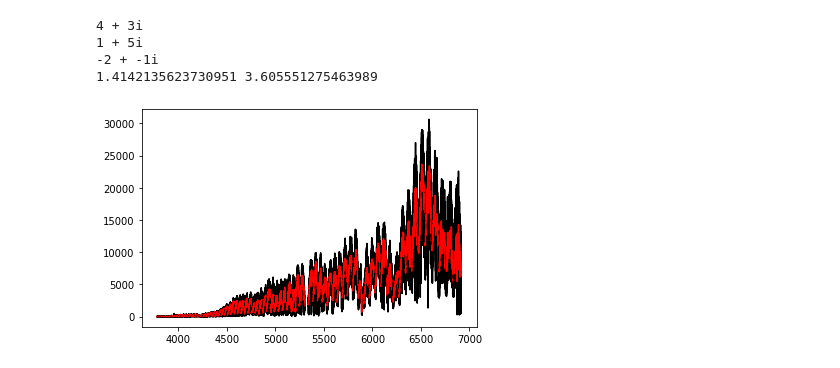
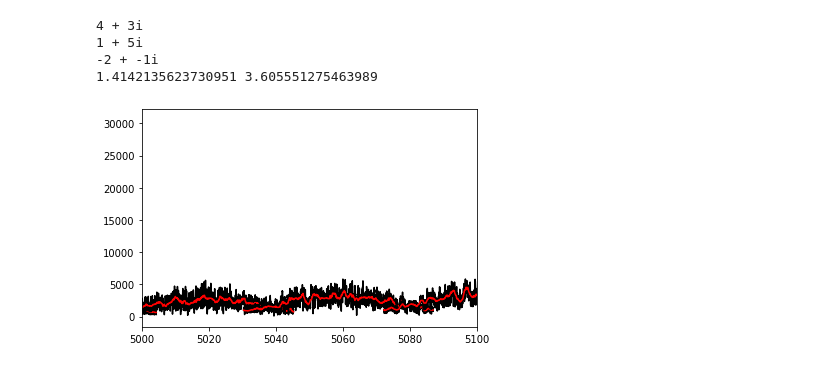
Before and after one commit to iastro-pt/IAPythonCourses, a Jupyter notebook: Class_1/Class1_solutions.ipynb, the cells around one changed output. Saved outputs shown, nothing was run; the diff lists cells and outputs as text; code cells hidden in the pictures.

```diff
--- a/Class_1/Class1_solutions.ipynb
+++ b/Class_1/Class1_solutions.ipynb
@@ -221,31 +221,32 @@ def median_filter(y_data, filter_size):
         raise ValueError("Filter size should be odd")
     output = []
     data_size = len(y_data)
 
     initial_leftmost_edge = -int(filter_size/2)
 
     # start_index is the position of the leftmost edge of the filter
     for start_index in range(initial_leftmost_edge, data_size + initial_leftmost_edge):
 
         if start_index < 0:
             # the leftmost edge is outside the y_data array
             value = median(y_data[0:  filter_size - abs(start_index)] + boundary_condition(y_data, start_index, 'mirror', filter_size=filter_size))
         elif start_index > data_size - filter_size:
             # the rightmost edge is outside the y_data array
             value = median(y_data[start_index:] + boundary_condition(y_data, start_index, 'mirror', filter_size=filter_size))
         else:
             value = median(y_data[start_index : start_index+filter_size])
         output.append(value)
 
     return output
 
 def process_data():
     wavelengths, spectra = load_data()
     for index, order in enumerate(spectra):
         continuum_level = median_filter(order, filter_size = 101)
         plt.plot(wavelengths[index], spectra[index], color = 'black')
         plt.plot(wavelengths[index], continuum_level, color = 'red')
+    plt.xlim([5000, 5100])
     plt.show()
 process_data()
 # %% [output]
-[figure, old version]
+[figure, new version]
```
Also changed, not shown: 2 other files.
